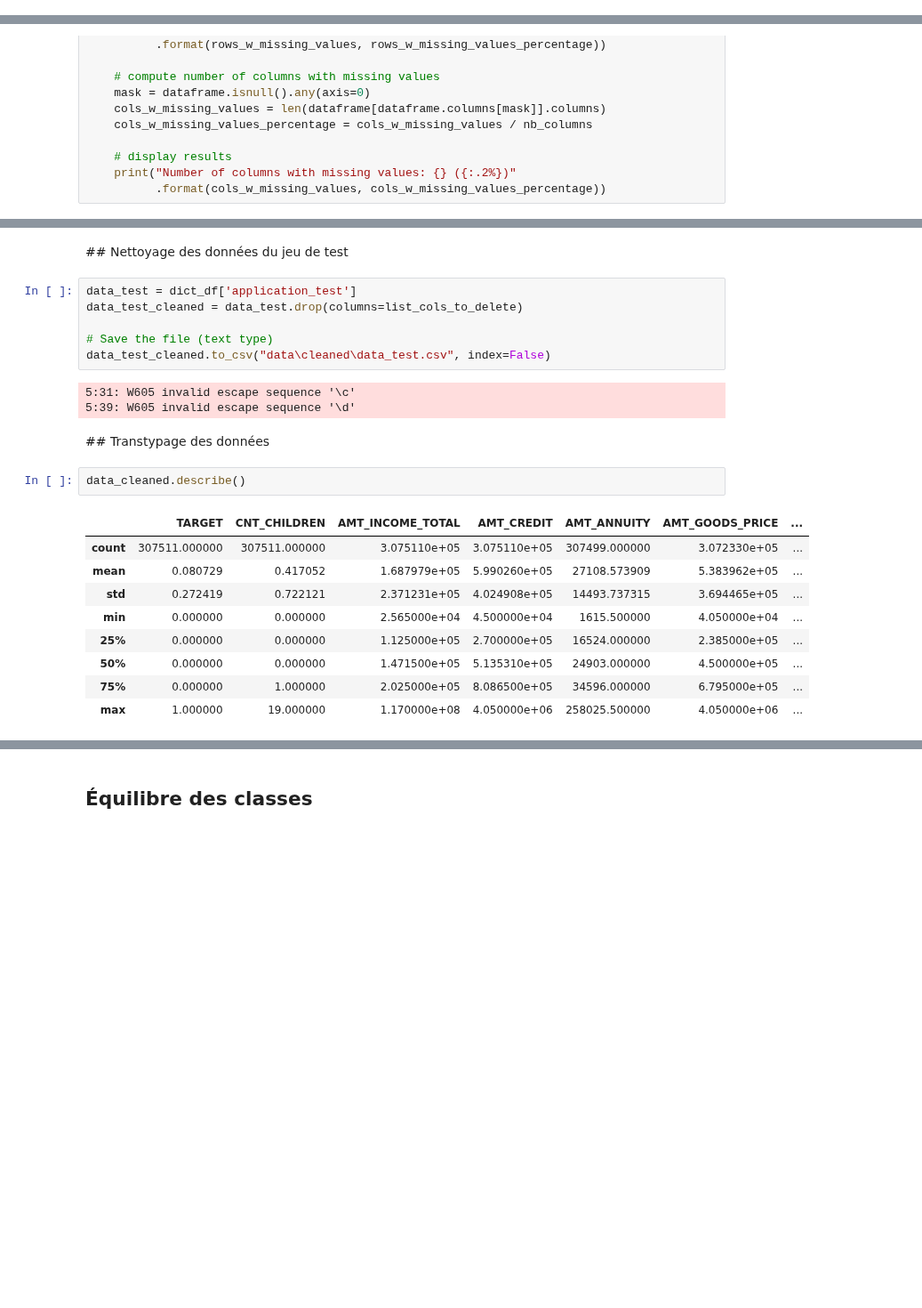
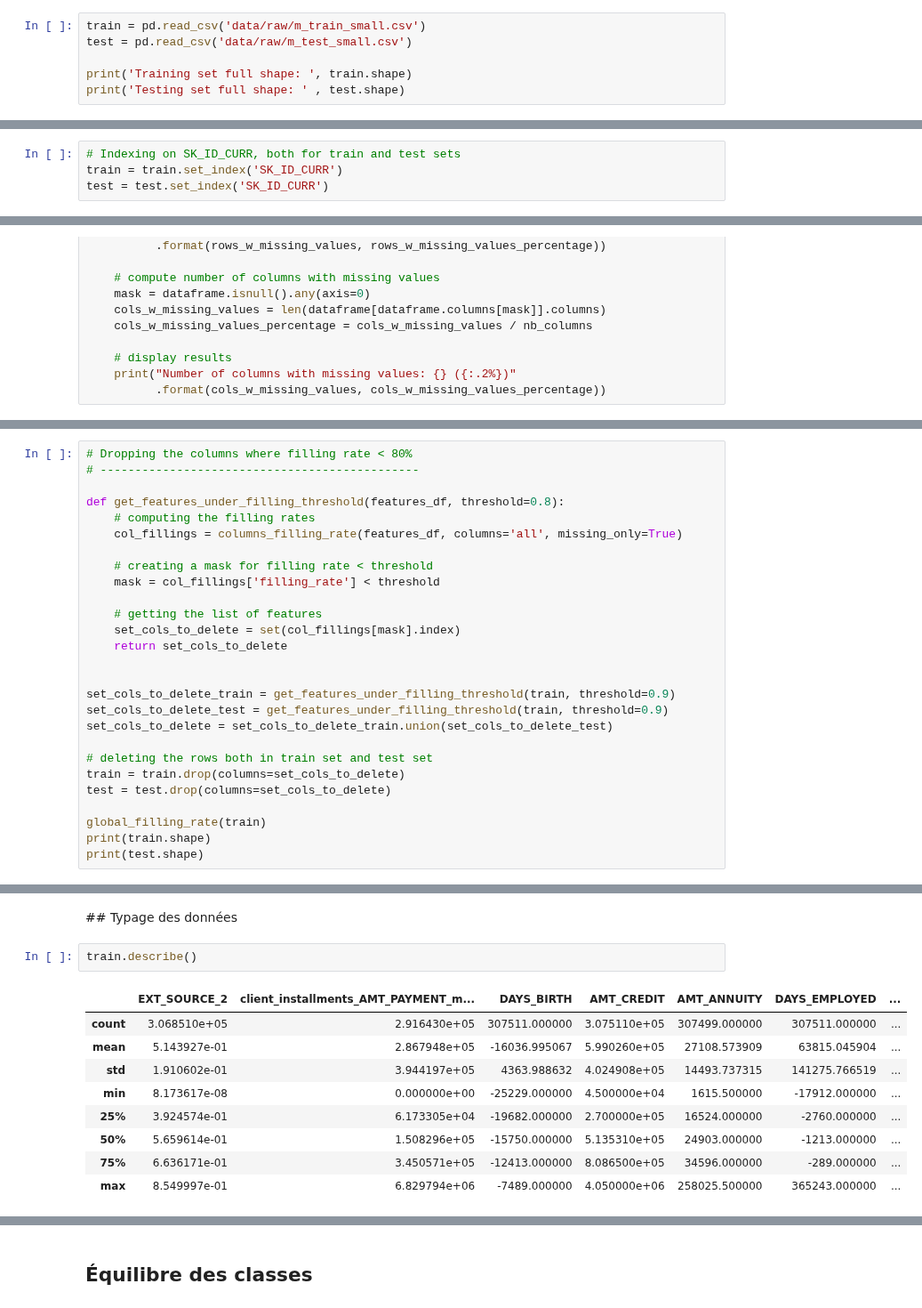
Before and after one commit to bayethiernodiop/Parcours-Data-Scientist, a Jupyter notebook: projet7/projet7_modelisation.ipynb, the cells around one changed output, grey strips where cells are left out. Shown at 89% size. Drawn from its saved outputs; the diff is of its cells as text; blank space fills up the shorter version.

```diff
--- a/projet7/projet7_modelisation.ipynb
+++ b/projet7/projet7_modelisation.ipynb
@@ -59,0 +39,6 @@ for name, data_df in dict_df.items():
+# %%
+train = pd.read_csv('data/raw/m_train_small.csv')
+test = pd.read_csv('data/raw/m_test_small.csv')
+
+print('Training set full shape: ', train.shape)
+print('Testing set full shape: ' , test.shape)
@@ -60 +59,5 @@ for name, data_df in dict_df.items():
+# %%
+# Indexing on SK_ID_CURR, both for train and test sets
+train = train.set_index('SK_ID_CURR')
+test = test.set_index('SK_ID_CURR')
 # %% [markdown]
@@ -205,0 +192,27 @@ ValueError: too many values to unpack (expected 3)
+# %%
+# Dropping the columns where filling rate < 80%
+# ----------------------------------------------
+
+def get_features_under_filling_threshold(features_df, threshold=0.8):
+    # computing the filling rates
+    col_fillings = columns_filling_rate(features_df, columns='all', missing_only=True)
+
+    # creating a mask for filling rate < threshold
+    mask = col_fillings['filling_rate'] < threshold
+
+    # getting the list of features
+    set_cols_to_delete = set(col_fillings[mask].index)
+    return set_cols_to_delete
+
+
+set_cols_to_delete_train = get_features_under_filling_threshold(train, threshold=0.9)
+set_cols_to_delete_test = get_features_under_filling_threshold(train, threshold=0.9)
+set_cols_to_delete = set_cols_to_delete_train.union(set_cols_to_delete_test)
+
+# deleting the rows both in train set and test set
+train = train.drop(columns=set_cols_to_delete)
+test = test.drop(columns=set_cols_to_delete)
+
+global_filling_rate(train)
+print(train.shape)
+print(test.shape)
@@ -264,25 +280,14 @@ data_cleaned.to_csv("data\cleaned\data_train.csv", index=True)
 # %% [markdown]
-## Nettoyage des données du jeu de test
+## Typage des données
-# %%
-data_test = dict_df['application_test']
-data_test_cleaned = data_test.drop(columns=list_cols_to_delete)
-
-# Save the file (text type)
-data_test_cleaned.to_csv("data\cleaned\data_test.csv", index=False)
-# %% [output]
-5:31: W605 invalid escape sequence '\c'
-5:39: W605 invalid escape sequence '\d'
-# %% [markdown]
-## Transtypage des données
 # %%
-data_cleaned.describe()
+train.describe()
 # %% [output]
-|  | TARGET | CNT_CHILDREN | AMT_INCOME_TOTAL | AMT_CREDIT | AMT_ANNUITY | AMT_GOODS_PRICE | ... |
-| count | 307511.000000 | 307511.000000 | 3.075110e+05 | 3.075110e+05 | 307499.000000 | 3.072330e+05 | ... |
-| mean | 0.080729 | 0.417052 | 1.687979e+05 | 5.990260e+05 | 27108.573909 | 5.383962e+05 | ... |
-| std | 0.272419 | 0.722121 | 2.371231e+05 | 4.024908e+05 | 14493.737315 | 3.694465e+05 | ... |
-| min | 0.000000 | 0.000000 | 2.565000e+04 | 4.500000e+04 | 1615.500000 | 4.050000e+04 | ... |
-| 25% | 0.000000 | 0.000000 | 1.125000e+05 | 2.700000e+05 | 16524.000000 | 2.385000e+05 | ... |
-| 50% | 0.000000 | 0.000000 | 1.471500e+05 | 5.135310e+05 | 24903.000000 | 4.500000e+05 | ... |
-| 75% | 0.000000 | 1.000000 | 2.025000e+05 | 8.086500e+05 | 34596.000000 | 6.795000e+05 | ... |
-| max | 1.000000 | 19.000000 | 1.170000e+08 | 4.050000e+06 | 258025.500000 | 4.050000e+06 | ... |
+|  | EXT_SOURCE_2 | client_installments_AMT_PAYMENT_m... | DAYS_BIRTH | AMT_CREDIT | AMT_ANNUITY | DAYS_EMPLOYED | ... |
+| count | 3.068510e+05 | 2.916430e+05 | 307511.000000 | 3.075110e+05 | 307499.000000 | 307511.000000 | ... |
+| mean | 5.143927e-01 | 2.867948e+05 | -16036.995067 | 5.990260e+05 | 27108.573909 | 63815.045904 | ... |
+| std | 1.910602e-01 | 3.944197e+05 | 4363.988632 | 4.024908e+05 | 14493.737315 | 141275.766519 | ... |
+| min | 8.173617e-08 | 0.000000e+00 | -25229.000000 | 4.500000e+04 | 1615.500000 | -17912.000000 | ... |
+| 25% | 3.924574e-01 | 6.173305e+04 | -19682.000000 | 2.700000e+05 | 16524.000000 | -2760.000000 | ... |
+| 50% | 5.659614e-01 | 1.508296e+05 | -15750.000000 | 5.135310e+05 | 24903.000000 | -1213.000000 | ... |
+| 75% | 6.636171e-01 | 3.450571e+05 | -12413.000000 | 8.086500e+05 | 34596.000000 | -289.000000 | ... |
+| max | 8.549997e-01 | 6.829794e+06 | -7489.000000 | 4.050000e+06 | 258025.500000 | 365243.000000 | ... |
```
Also changed, not shown: parts of 147 cells of this notebook, 9 other files.
